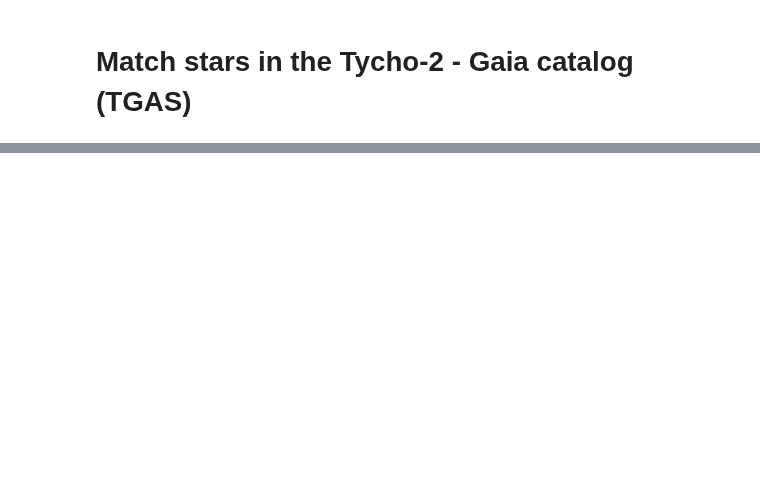
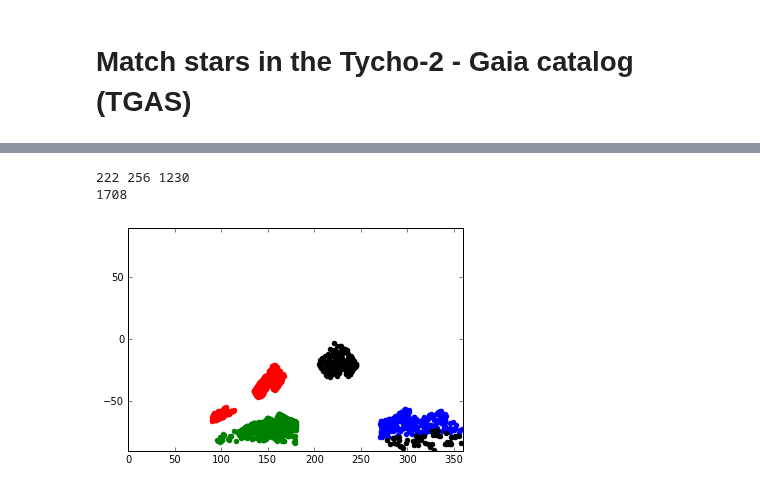
Before and after one commit to astroJeff/gaia_binaries, a Jupyter notebook: notebooks/TGAS_match.ipynb, the cells around one changed output, grey strips where cells are left out. Drawn from its saved outputs; the diff is of its cells as text; code cells hidden in the pictures; blank space fills up the shorter version.

```diff
--- a/notebooks/TGAS_match.ipynb
+++ b/notebooks/TGAS_match.ipynb
@@ -24,8 +25,8 @@ dtype = [('ID','<i8'),('tyc','S11'),('hip','<i8'),('ra','<f8'),('dec','<f8'),('m
 
 tgas_full = np.array([], dtype=dtype)
 
-for i in np.arange(1):
-# for i in np.arange(16):
+#for i in np.arange(1):
+for i in np.arange(16):
     if i < 10:
         filename = ('../data/TGAS/TgasSource_000-000-00' + str(i) + '.csv')
     else:
@@ -80,0 +72,29 @@ array([ (35, 36, 240384, 239616, 2.6498726540479147e-14, 0.013988695922124537, 0
+# %%
+pairs1 = pickle.load(open('../data/TGAS/TGAS_match_78.p', 'rb'))
+pairs2 = pickle.load(open('../data/TGAS/TGAS_match_77.p', 'rb'))
+pairs3 = pickle.load(open('../data/TGAS/TGAS_match_55.p', 'rb'))
+pairs4 = pickle.load(open('../data/TGAS/TGAS_match_61.p', 'rb'))
+
+pairs_all = np.array([], dtype=pairs1.dtype)
+
+pairs_all = np.append(pairs_all, pairs1)
+pairs_all = np.append(pairs_all, pairs2)
+pairs_all = np.append(pairs_all, pairs3)
+
+print len(pairs1), len(pairs2), len(pairs3)
+print len(pairs_all)
+# %% [output]
+222 256 1230
+1708
+# %%
+plt.scatter(tgas_full['ra'][pairs1['i_1']], tgas_full['dec'][pairs1['i_1']], color='b')
+plt.scatter(tgas_full['ra'][pairs2['i_1']], tgas_full['dec'][pairs2['i_1']], color='k')
+plt.scatter(tgas_full['ra'][pairs3['i_1']], tgas_full['dec'][pairs3['i_1']], color='g')
+plt.scatter(tgas_full['ra'][pairs4['i_1']], tgas_full['dec'][pairs4['i_1']], color='r')
+
+plt.xlim(0,360)
+plt.ylim(-90,90)
+
+plt.show()
+# %% [output]
+[figure, added]
```
Also changed, not shown: parts of 5 cells of this notebook, 3 other files.
